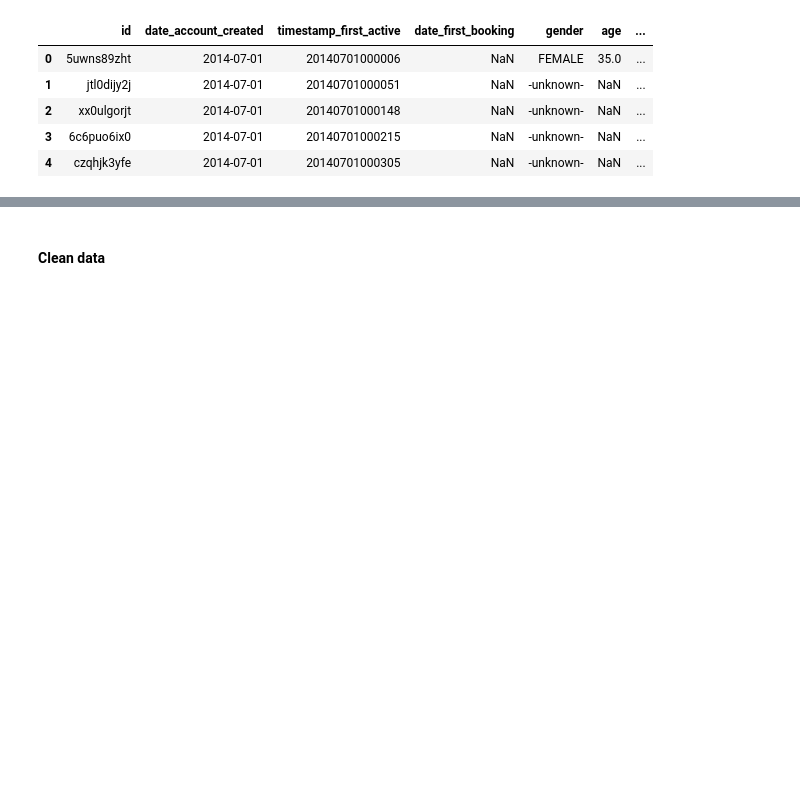
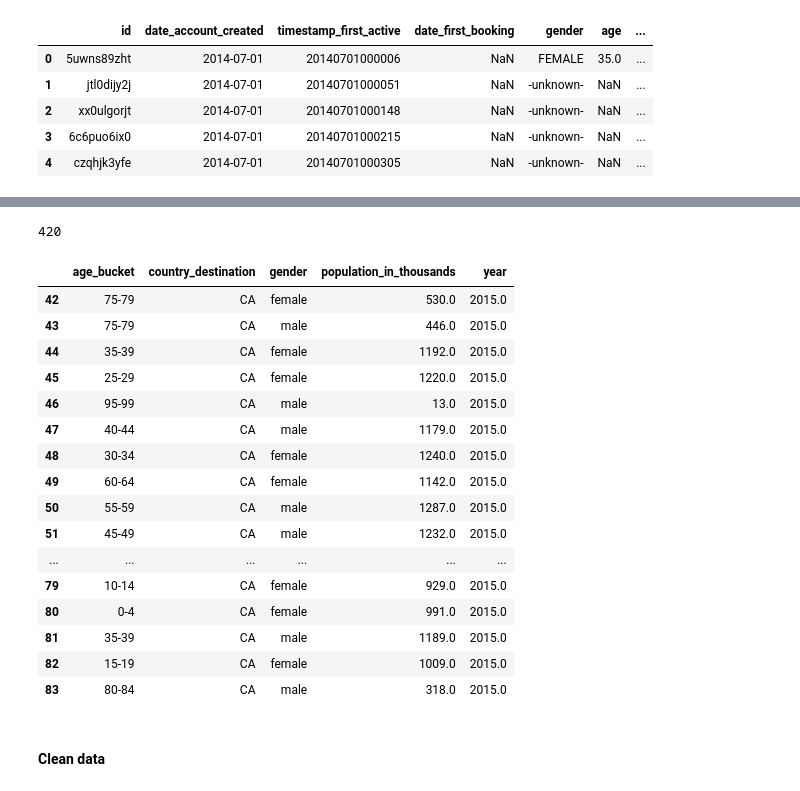
Before and after one commit to bhedayat/258-Assignment-2, a Jupyter notebook: Prediction/Prediction_a3rao_level3.ipynb, the cells around one changed output, grey strips where cells are left out. Drawn from its saved outputs; the diff is of its cells as text; code cells hidden in the pictures; blank space fills up the shorter version.

```diff
--- a/Prediction/Prediction_a3rao_level3.ipynb
+++ b/Prediction/Prediction_a3rao_level3.ipynb
@@ -62,3 +85,28 @@ test_users.head()
+# %%
+countries_path = '../../Data/age_gender_bkts.csv'
+countries = pd.read_csv(countries_path)
+#train_users.ix[train_users['country_destination'] != 'NDF', 'country_destination'] = 'NonNDF'
+print(len(countries))
+countries[countries['country_destination']=='CA']
+# %% [output]
+420
+|  | age_bucket | country_destination | gender | population_in_thousands | year |
+| 42 | 75-79 | CA | female | 530.0 | 2015.0 |
+| 43 | 75-79 | CA | male | 446.0 | 2015.0 |
+| 44 | 35-39 | CA | female | 1192.0 | 2015.0 |
+| 45 | 25-29 | CA | female | 1220.0 | 2015.0 |
+| 46 | 95-99 | CA | male | 13.0 | 2015.0 |
+| 47 | 40-44 | CA | male | 1179.0 | 2015.0 |
+| 48 | 30-34 | CA | female | 1240.0 | 2015.0 |
+| 49 | 60-64 | CA | female | 1142.0 | 2015.0 |
+| 50 | 55-59 | CA | male | 1287.0 | 2015.0 |
+| 51 | 45-49 | CA | male | 1232.0 | 2015.0 |
+| ... | ... | ... | ... | ... | ... |
+| 79 | 10-14 | CA | female | 929.0 | 2015.0 |
+| 80 | 0-4 | CA | female | 991.0 | 2015.0 |
+| 81 | 35-39 | CA | male | 1189.0 | 2015.0 |
+| 82 | 15-19 | CA | female | 1009.0 | 2015.0 |
+| 83 | 80-84 | CA | male | 318.0 | 2015.0 |
 # %% [markdown]
 #### Clean data
 # %%
```
Also changed, not shown: parts of 31 cells of this notebook, 1 other file.
